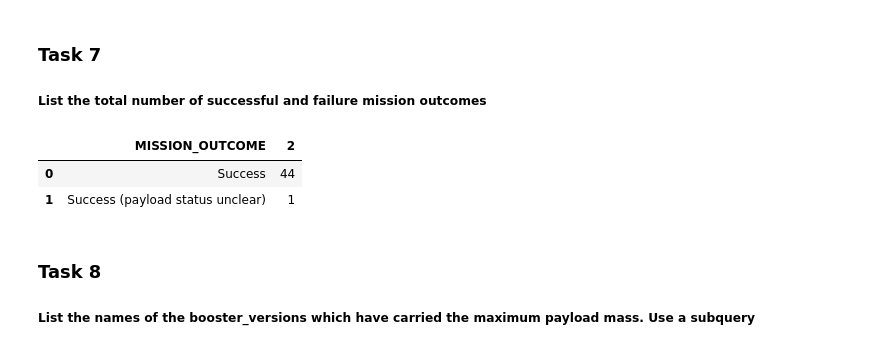
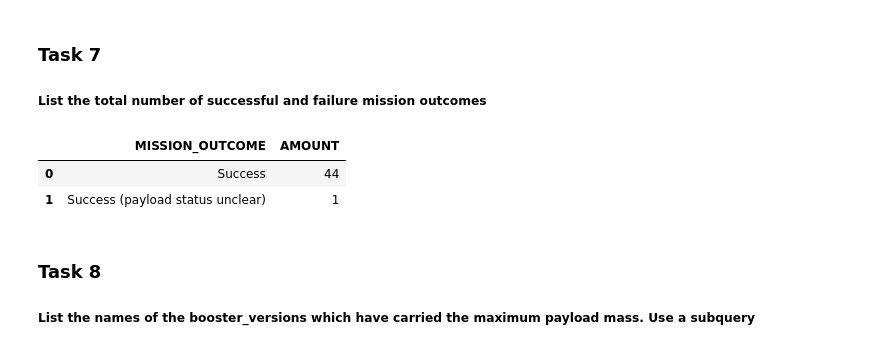
Before and after one commit to erkinaltuntas/applied_data_science_capstone, a Jupyter notebook: EDA with SQL.ipynb, the cells around one changed output. Cells and saved outputs as stored; diff of their text form; code cells hidden in the pictures.

```diff
--- a/EDA with SQL.ipynb
+++ b/EDA with SQL.ipynb
@@ -238,13 +238,13 @@ result
 
 ##### List the total number of successful and failure mission outcomes
 # %%
-query = "SELECT MISSION_OUTCOME, COUNT(*) FROM SPACEX_TABLE GROUP BY MISSION_OUTCOME"
+query = "SELECT MISSION_OUTCOME, COUNT(*) AS AMOUNT FROM SPACEX_TABLE GROUP BY MISSION_OUTCOME"
 
 #retrieve the query results into a pandas dataframe
 result = pandas.read_sql(query, pconn)
 result
 # %% [output]
-|  | MISSION_OUTCOME | 2 |
+|  | MISSION_OUTCOME | AMOUNT |
 | 0 | Success | 44 |
 | 1 | Success (payload status unclear) | 1 |
 # %% [markdown]
```
Also changed, not shown: parts of 4 cells of this notebook.
